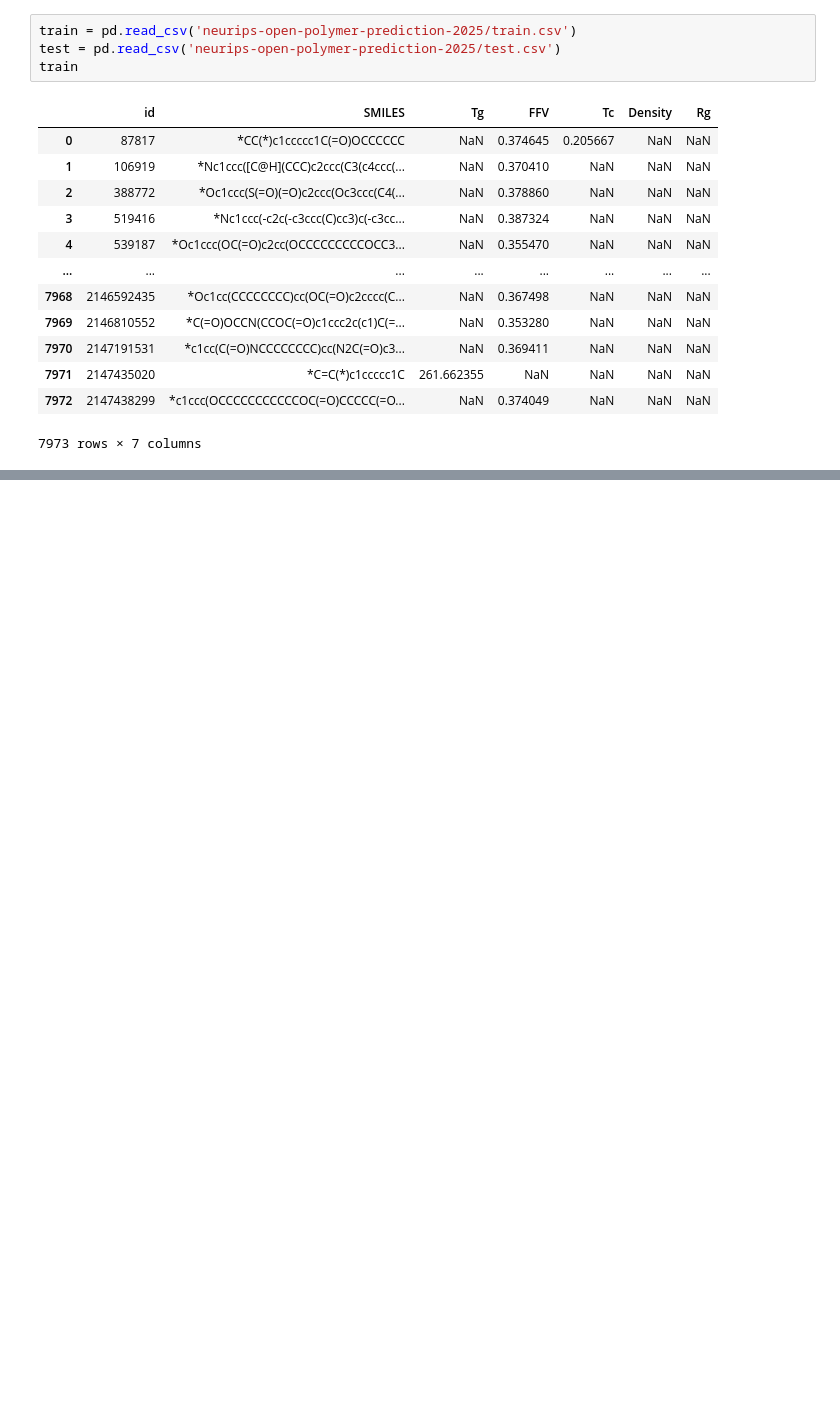
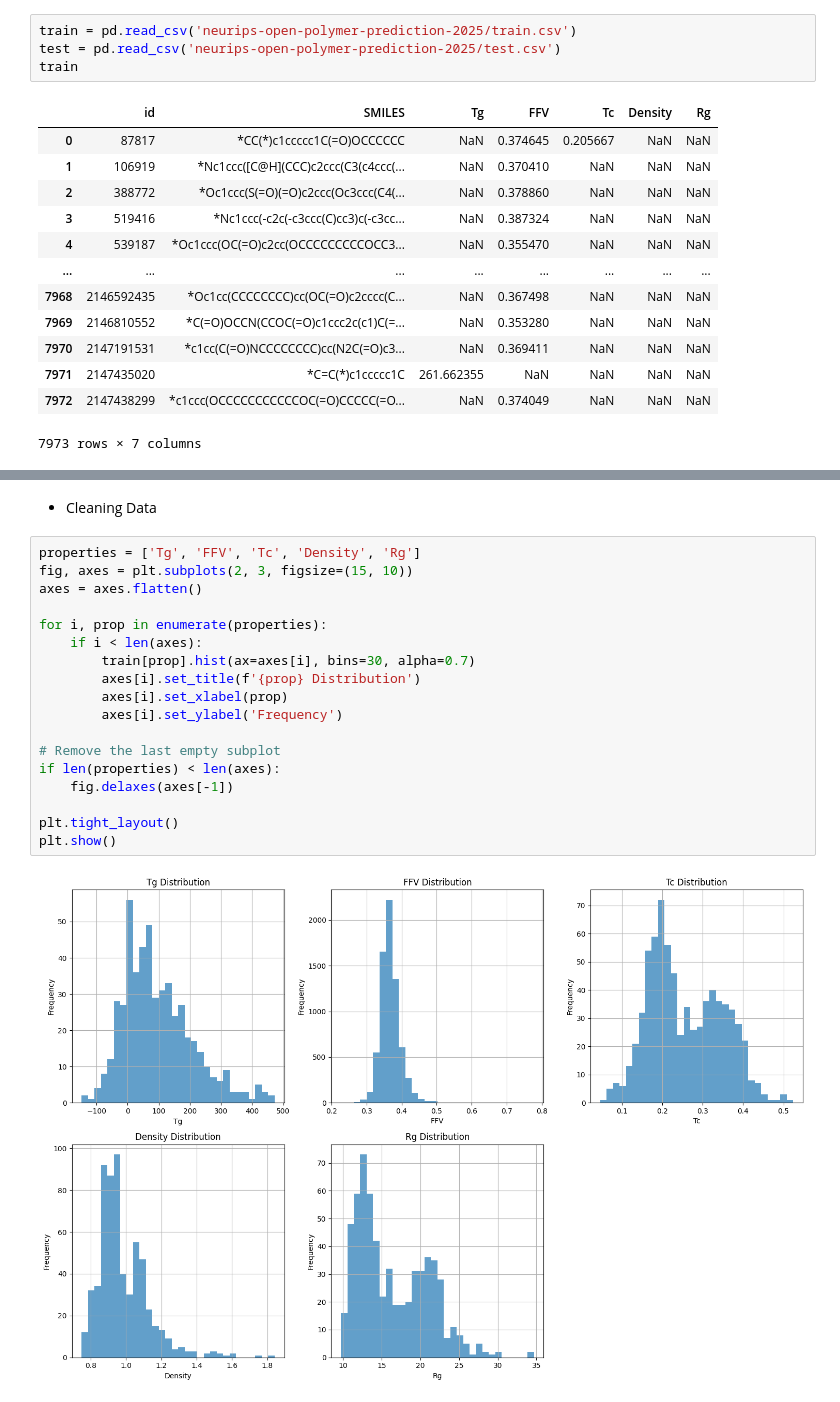
Before and after one commit to alibelhrak/NeurIPS_Open_Polymer_Prediction_2025, a Jupyter notebook: py.ipynb, the cells around one changed output, grey strips where cells are left out. Drawn from its saved outputs; the diff is of its cells as text; blank space fills up the shorter version.

```diff
--- a/py.ipynb
+++ b/py.ipynb
@@ -57,0 +100,22 @@ train
+# %% [markdown]
+* Cleaning Data
+# %%
+properties = ['Tg', 'FFV', 'Tc', 'Density', 'Rg']
+fig, axes = plt.subplots(2, 3, figsize=(15, 10))
+axes = axes.flatten()
+
+for i, prop in enumerate(properties):
+    if i < len(axes):
+        train[prop].hist(ax=axes[i], bins=30, alpha=0.7)
+        axes[i].set_title(f'{prop} Distribution')
+        axes[i].set_xlabel(prop)
+        axes[i].set_ylabel('Frequency')
+
+# Remove the last empty subplot
+if len(properties) < len(axes):
+    fig.delaxes(axes[-1])
+
+plt.tight_layout()
+plt.show()
+# %% [output]
+[figure, added]
```
Also changed, not shown: parts of 14 cells of this notebook.
